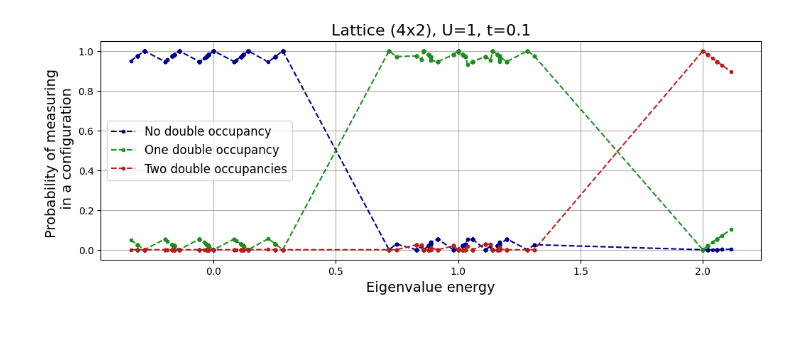
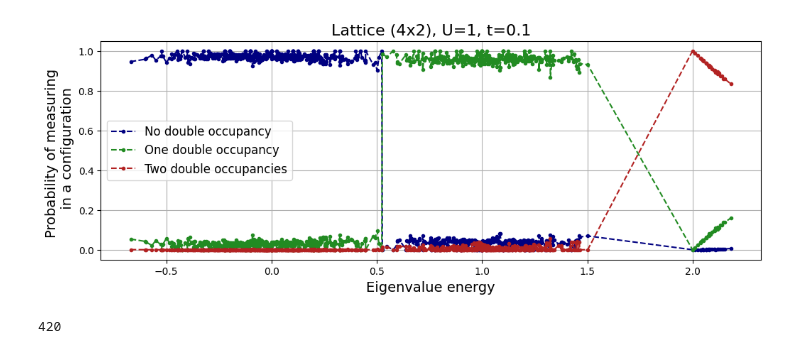
Before and after one commit to mballarin97/hubbard, a Jupyter notebook: exact_visualizer.ipynb, the cells around one changed output. Cells and saved outputs as stored; diff of their text form; code cells hidden in the pictures.

```diff
--- a/exact_visualizer.ipynb
+++ b/exact_visualizer.ipynb
@@ -36,6 +36,7 @@ def simple_visualizer(shape, state):
 
     return "".join(state_str[::-1])
 # %%
+shape = (2, 2)
 num_up = np.prod(shape)//4
 num_down = np.prod(shape)//4
 max_bond_dim = 10
@@ -99,3 +100,6 @@ There will be a total of 784 states
 save_dir = f"data/exact/{shape[0]}x{shape[1]}"
 eigenvalues = np.loadtxt(os.path.join(save_dir, "eigenvalues.txt"))
 eigenvectors = np.loadtxt(os.path.join(save_dir, "eigenvectors.txt"), dtype=complex)
+
+eigenvalues_jw = np.loadtxt(os.path.join(save_dir, "eigenvalues_jw.txt"))
+eigenvectors_jw = np.loadtxt(os.path.join(save_dir, "eigenvectors_jw.txt"), dtype=complex)
@@ -164,7 +209,13 @@ get_eigenvector_str(-1, eigenvectors, all_state_strings)
 # %%
-eigv_dict = get_eigenvector_dict(-1, eigenvectors, all_state_strings)
+eigv_dict = get_eigenvector_dict(0, eigenvectors, all_state_strings)
 
-for key, val in eigv_dict.items():
+values = np.array(list(eigv_dict.values()))
+values = values*np.conj(values)
+ordering = np.argsort(values)[::-1]
+values = values[ordering]
+states = np.array(list(eigv_dict.keys()))[ordering]
+
+for key, val in zip(states, values):
     print(val)
     print( simple_visualizer(shape, key) )
     print("")
@@ -190,7 +259,7 @@ def get_populations(state_dict):
 populations = []
 
 for ii in range(len(eigenvalues)):
-    eigv_dict = get_eigenvector_dict(ii, eigenvectors, all_state_strings)
+    eigv_dict = get_eigenvector_dict(ii, eigenvectors_jw, all_state_strings)
     populations.append(
         get_populations(eigv_dict)
     )
@@ -198,20 +267,24 @@ populations = np.array(populations)
 # %%
 import matplotlib as mpl
 fig, ax0 = plt.subplots(figsize=(12, 4))
 
-ax0.plot(eigenvalues, populations[:, 0],
+ax0.plot(eigenvalues_jw, populations[:, 0],
     '.--', color="navy", label="No double occupancy")
-ax0.plot(eigenvalues, populations[:, 1],
+ax0.plot(eigenvalues_jw, populations[:, 1],
     '.--', color="forestgreen", label="One double occupancy")
-ax0.plot(eigenvalues, populations[:, 2],
+ax0.plot(eigenvalues_jw, populations[:, 2],
     '.--', color="firebrick", label="Two double occupancies")
 
 ax0.set_xlabel("Eigenvalue energy", fontsize=14)
 ax0.set_ylabel("Probability of measuring \n in a configuration", fontsize=14)
 ax0.set_title(f"Lattice ({shape[0]}x{shape[1]}), U=1, t=0.1", fontsize=16)
 ax0.grid()
 ax0.legend(fontsize=12)
 
-plt.show()
+plt.savefig("configurations.pdf")
 # %% [output]
-[figure, old version]
+[figure, new version]
+# %%
+np.arange(0, len(populations[:, 0]))[ populations[:, 0]-populations[:, 1]<0][0]
+# %% [output]
+420
```
Also changed, not shown: parts of 7 cells of this notebook, 6 other files.
